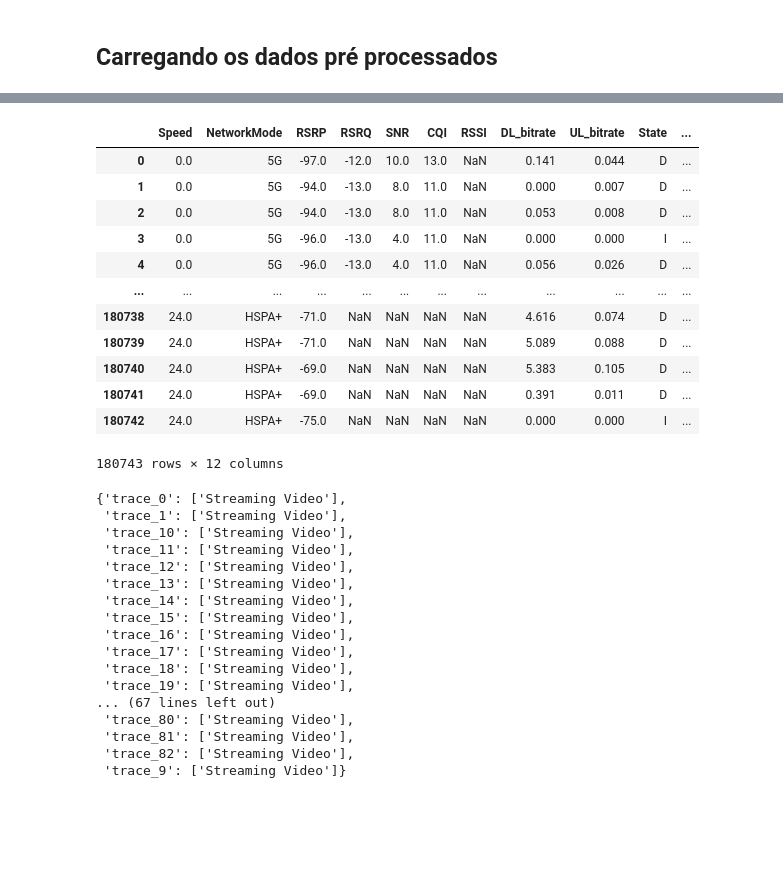
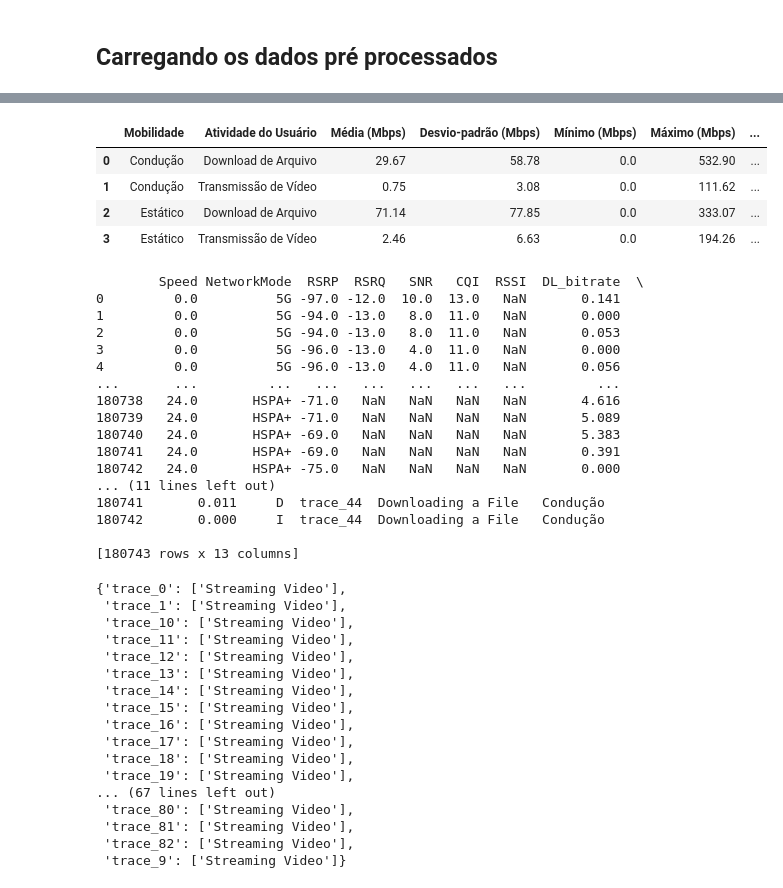
Before and after one commit to ejs94/5g-forecasting, a Jupyter notebook: notebooks/2_eda.ipynb, the cells around one changed output, grey strips where cells are left out. Saved outputs shown, nothing was run; the diff lists cells and outputs as text; code cells hidden in the pictures; blank space fills up the shorter version.

```diff
--- a/notebooks/2_eda.ipynb
+++ b/notebooks/2_eda.ipynb
@@ -77,16 +65,0 @@ df_total = pd.concat([df_static, df_driving], ignore_index=True)
-# %%
-df_total
-# %% [output]
-|  | Speed | NetworkMode | RSRP | RSRQ | SNR | CQI | RSSI | DL_bitrate | UL_bitrate | State | ... |
-| 0 | 0.0 | 5G | -97.0 | -12.0 | 10.0 | 13.0 | NaN | 0.141 | 0.044 | D | ... |
-| 1 | 0.0 | 5G | -94.0 | -13.0 | 8.0 | 11.0 | NaN | 0.000 | 0.007 | D | ... |
-| 2 | 0.0 | 5G | -94.0 | -13.0 | 8.0 | 11.0 | NaN | 0.053 | 0.008 | D | ... |
-| 3 | 0.0 | 5G | -96.0 | -13.0 | 4.0 | 11.0 | NaN | 0.000 | 0.000 | I | ... |
-| 4 | 0.0 | 5G | -96.0 | -13.0 | 4.0 | 11.0 | NaN | 0.056 | 0.026 | D | ... |
-| ... | ... | ... | ... | ... | ... | ... | ... | ... | ... | ... | ... |
-| 180738 | 24.0 | HSPA+ | -71.0 | NaN | NaN | NaN | NaN | 4.616 | 0.074 | D | ... |
-| 180739 | 24.0 | HSPA+ | -71.0 | NaN | NaN | NaN | NaN | 5.089 | 0.088 | D | ... |
-| 180740 | 24.0 | HSPA+ | -69.0 | NaN | NaN | NaN | NaN | 5.383 | 0.105 | D | ... |
-| 180741 | 24.0 | HSPA+ | -69.0 | NaN | NaN | NaN | NaN | 0.391 | 0.011 | D | ... |
-| 180742 | 24.0 | HSPA+ | -75.0 | NaN | NaN | NaN | NaN | 0.000 | 0.000 | I | ... |
-180743 rows × 12 columns
@@ -93,3 +118,31 @@ df_total
+# %%
+throughput_by_activity
+# %% [output]
+|  | Mobilidade | Atividade do Usuário | Média (Mbps) | Desvio-padrão (Mbps) | Mínimo (Mbps) | Máximo (Mbps) | ... |
+| 0 | Condução | Download de Arquivo | 29.67 | 58.78 | 0.0 | 532.90 | ... |
+| 1 | Condução | Transmissão de Vídeo | 0.75 | 3.08 | 0.0 | 111.62 | ... |
+| 2 | Estático | Download de Arquivo | 71.14 | 77.85 | 0.0 | 333.07 | ... |
+| 3 | Estático | Transmissão de Vídeo | 2.46 | 6.63 | 0.0 | 194.26 | ... |
+# %%
+print(df_total)
+# %% [output]
+        Speed NetworkMode  RSRP  RSRQ   SNR   CQI  RSSI  DL_bitrate  \
+0         0.0          5G -97.0 -12.0  10.0  13.0   NaN       0.141
+1         0.0          5G -94.0 -13.0   8.0  11.0   NaN       0.000
+2         0.0          5G -94.0 -13.0   8.0  11.0   NaN       0.053
+3         0.0          5G -96.0 -13.0   4.0  11.0   NaN       0.000
+4         0.0          5G -96.0 -13.0   4.0  11.0   NaN       0.056
+...       ...         ...   ...   ...   ...   ...   ...         ...
+180738   24.0       HSPA+ -71.0   NaN   NaN   NaN   NaN       4.616
+180739   24.0       HSPA+ -71.0   NaN   NaN   NaN   NaN       5.089
+180740   24.0       HSPA+ -69.0   NaN   NaN   NaN   NaN       5.383
+180741   24.0       HSPA+ -69.0   NaN   NaN   NaN   NaN       0.391
+180742   24.0       HSPA+ -75.0   NaN   NaN   NaN   NaN       0.000
+... (11 lines left out)
+180741       0.011     D  trace_44  Downloading a File   Condução
+180742       0.000     I  trace_44  Downloading a File   Condução
+
+[180743 rows x 13 columns]
 # %%
 def load_uid_user_activity_map(base_path: str = os.path.join(os.pardir, "data")) -> dict[str, list[str]]:
     """
```
Also changed, not shown: parts of 12 cells of this notebook, 14 other files.
